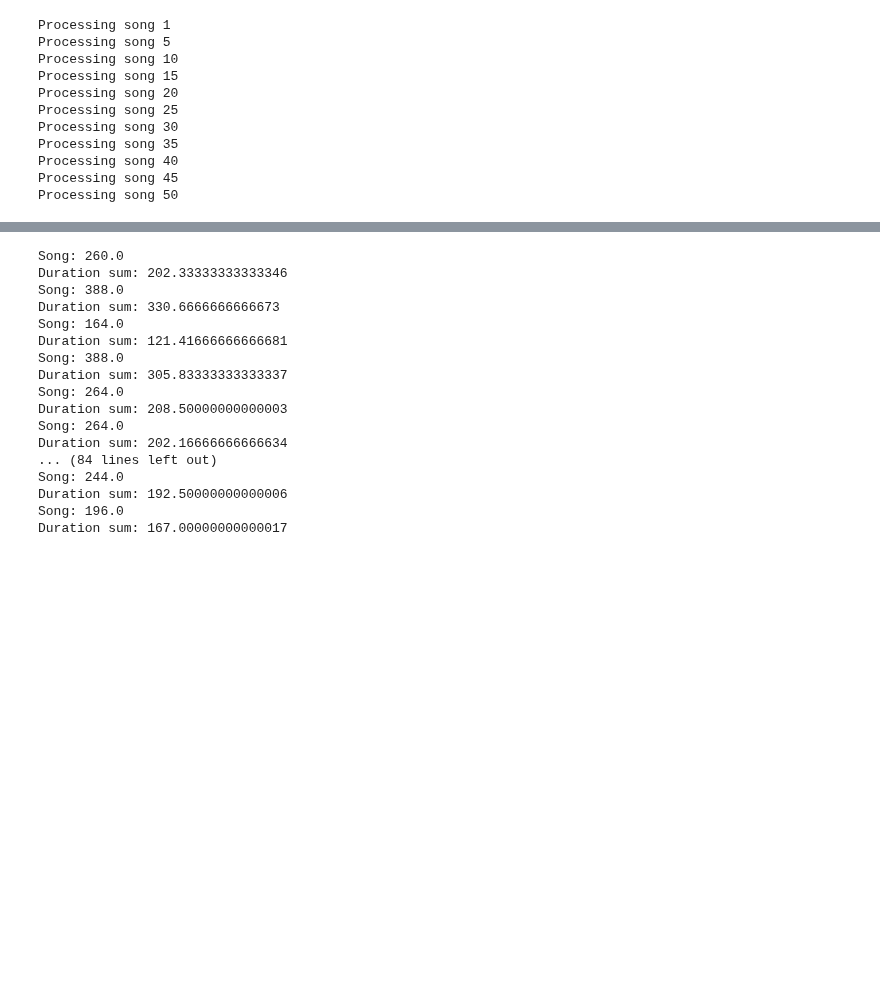
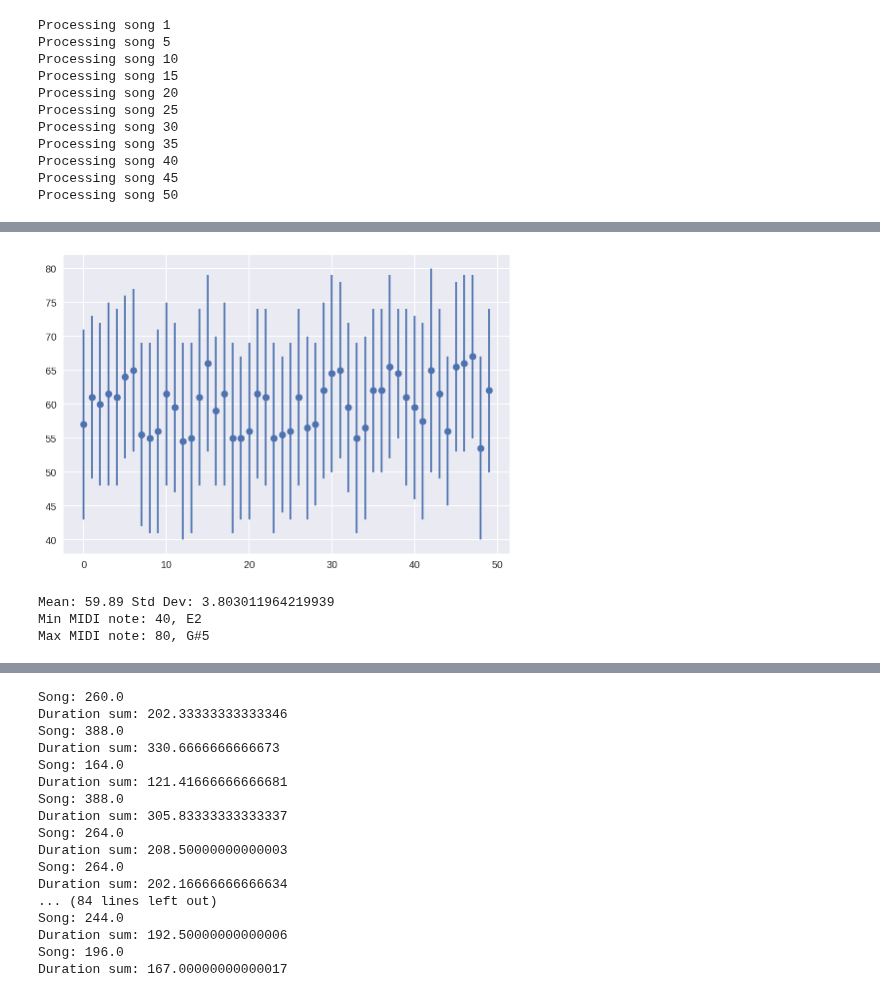
Before and after one commit to Benendead/DandyHacks2018_LSTMjazz, a Jupyter notebook: LSTMjazz.ipynb, the cells around one changed output, grey strips where cells are left out. Cells and saved outputs as stored; diff of their text form; code cells hidden in the pictures; blank space fills up the shorter version.

```diff
--- a/LSTMjazz.ipynb
+++ b/LSTMjazz.ipynb
@@ -315,0 +421,14 @@ Processing song 50
+# %%
+# Plot the transposed dataset version
+y, e = getAveragesError(betterStreams)
+plt.errorbar(range(len(y)), y, yerr = e, fmt = "o")
+plt.show()
+# %% [output]
+[figure, added]
+# %%
+print("Mean:", np.mean(y), "Std Dev:", np.std(y))
+findRange(betterStreams)
+# %% [output]
+Mean: 59.89 Std Dev: 3.803011964219939
+Min MIDI note: 40, E2
+Max MIDI note: 80, G#5
```
Also changed, not shown: parts of 23 cells of this notebook.
